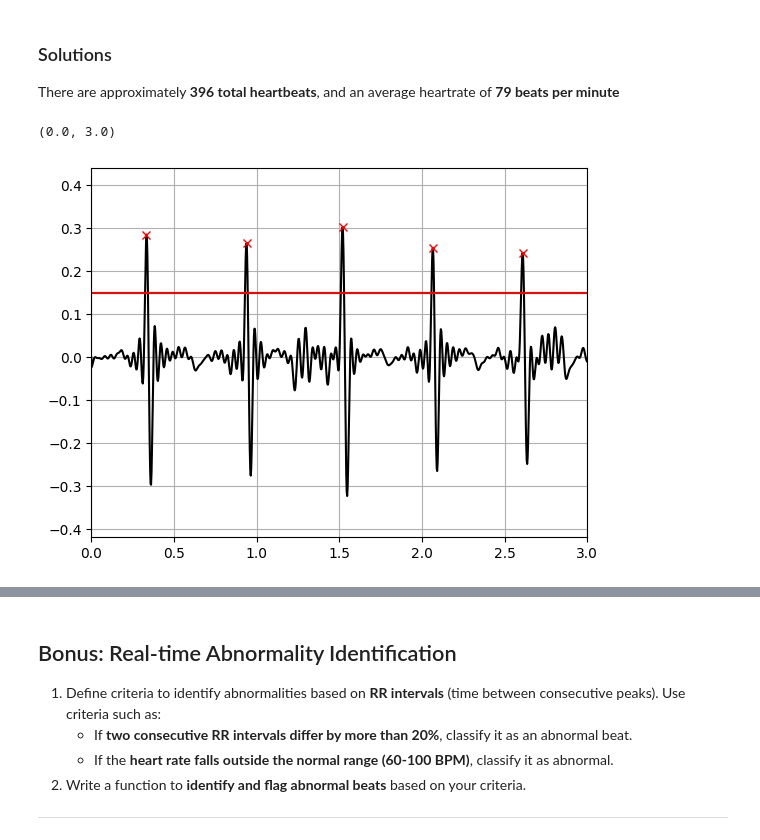
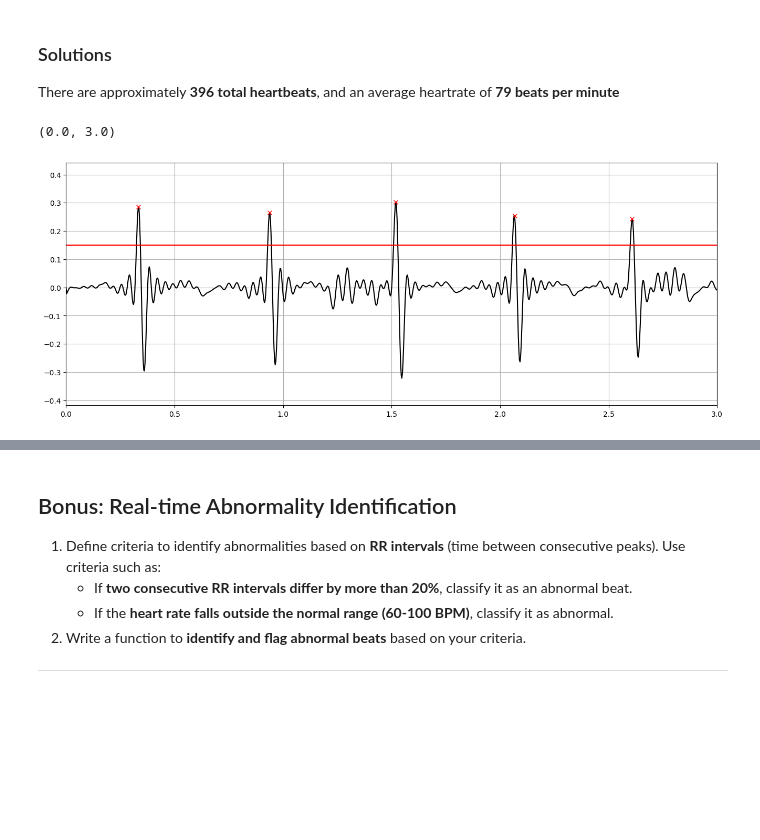
Before and after one commit to johnmarcovici/demo-notebooks, a Jupyter notebook: electrocardiogram_filtering_example.ipynb, the cells around one changed output, grey strips where cells are left out. Drawn from its saved outputs; the diff is of its cells as text; code cells hidden in the pictures; blank space fills up the shorter version.

```diff
--- a/electrocardiogram_filtering_example.ipynb
+++ b/electrocardiogram_filtering_example.ipynb
@@ -245,12 +263,13 @@ heartbeats_per_minute
 
 There are approximately **396 total heartbeats**, and an average heartrate of **79 beats per minute**
 # %%
+plt.figure(figsize=(16, 6))
 plt.plot(tvec, d1_filtered_ecg, color="black")
 plt.plot(tvec[peak_inds], d1_filtered_ecg[peak_inds], "x", color="r")
 plt.grid(True)
 plt.hlines([first_diff_thresh], xmin=0.0, xmax=tvec[-1], colors="r")
 plt.xlim([0, 3])
 # %% [output]
 (0.0, 3.0)
-[figure, old version]
+[figure, new version]
 # %%
```
Also changed, not shown: parts of 11 cells of this notebook.
